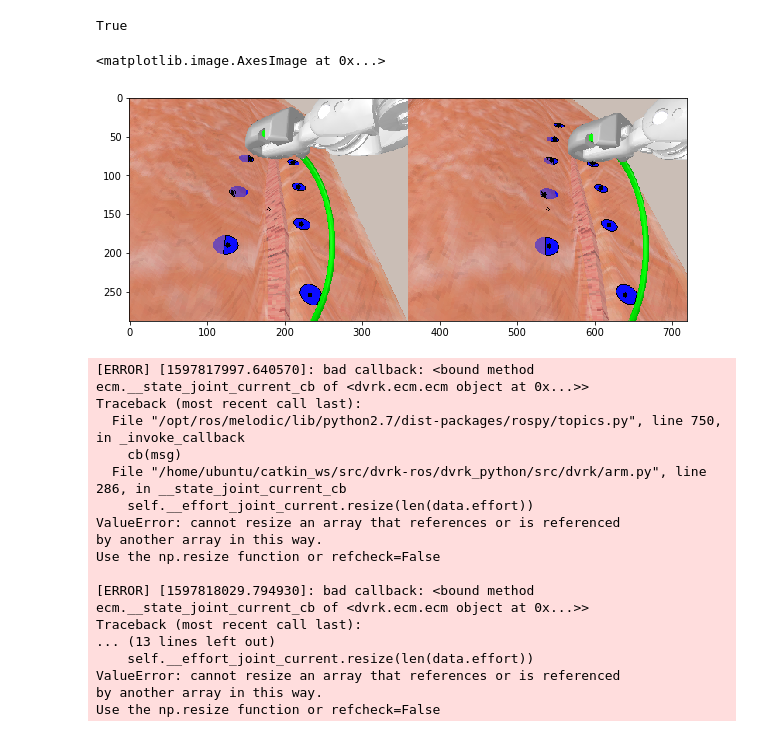
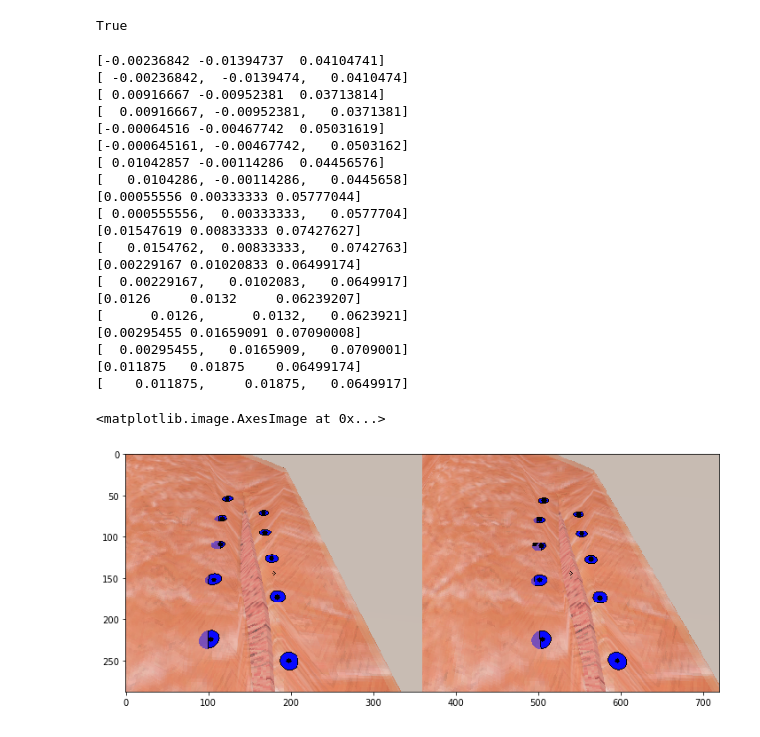
Before and after one commit to liambontkes/dvrk_suturing, a Jupyter notebook: dvrk_suturing_experiments.ipynb, the cells around one changed output. Cells and saved outputs as stored; diff of their text form; code cells hidden in the pictures.

```diff
--- a/dvrk_suturing_experiments.ipynb
+++ b/dvrk_suturing_experiments.ipynb
@@ -117,32 +118,40 @@ ecm.move_joint(ECM_STARTING_JOINT_POS)
 # %% [output]
 True
 # %%
-tf_cam_to_world = utils.tf_to_pykdl_frame(tf_listener.lookupTransform('simcamera', 'simworld', rospy.Time()))
-tf_world_to_psm1 = utils.tf_to_pykdl_frame(tf_listener.lookupTransform('J1_PSM1', 'simworld', rospy.Time()))
+
+
+tf_cam_to_world = utils.tf_to_pykdl_frame(tf_listener.lookupTransform('simworld', 'simcamera', rospy.Time()))
+tf_world_to_psm1 = \
+    utils.PSM_J1_TO_BASE_LINK_TF * utils.tf_to_pykdl_frame(tf_listener.lookupTransform('J1_PSM1', 'simworld', rospy.Time()))
 # %%
 import image_geometry
+utils = None
+import utils
 stereo_model = image_geometry.StereoCameraModel()
 stereo_model.fromCameraInfo(left_camera_info, right_camera_info)
-objects, frame = utils.get_objects_and_img(left_image_msg, right_image_msg, stereo_model, tf_cam_to_world)
-plt.figure(figsize=(10, 5))
+objects, frame = utils.get_points_and_img(left_image_msg, right_image_msg, stereo_model, tf_cam_to_world)
+plt.figure(figsize=(12, 5))
 plt.imshow(frame)
 # %% [output]
-<matplotlib.image.AxesImage at 0x...>
+[-0.00236842 -0.01394737  0.04104741]
+[ -0.00236842,  -0.0139474,   0.0410474]
+[ 0.00916667 -0.00952381  0.03713814]
+[  0.00916667, -0.00952381,   0.0371381]
+[-0.00064516 -0.00467742  0.05031619]
+[-0.000645161, -0.00467742,   0.0503162]
+[ 0.01042857 -0.00114286  0.04456576]
+[   0.0104286, -0.00114286,   0.0445658]
+[0.00055556 0.00333333 0.05777044]
+[ 0.000555556,  0.00333333,   0.0577704]
+[0.01547619 0.00833333 0.07427627]
+[   0.0154762,  0.00833333,   0.0742763]
+[0.00229167 0.01020833 0.06499174]
+[  0.00229167,   0.0102083,   0.0649917]
+[0.0126     0.0132     0.06239207]
+[      0.0126,      0.0132,   0.0623921]
+[0.00295455 0.01659091 0.07090008]
+[  0.00295455,   0.0165909,   0.0709001]
+[0.011875   0.01875    0.06499174]
+[    0.011875,     0.01875,   0.0649917]
+<matplotlib.image.AxesImage at 0x...>
-[figure, old version]
+[figure, new version]
-[ERROR] [1597817997.640570]: bad callback: <bound method ecm.__state_joint_current_cb of <dvrk.ecm.ecm object at 0x...>>
-Traceback (most recent call last):
-  File "/opt/ros/melodic/lib/python2.7/dist-packages/rospy/topics.py", line 750, in _invoke_callback
-    cb(msg)
-  File "/home/ubuntu/catkin_ws/src/dvrk-ros/dvrk_python/src/dvrk/arm.py", line 286, in __state_joint_current_cb
-    self.__effort_joint_current.resize(len(data.effort))
-ValueError: cannot resize an array that references or is referenced
-by another array in this way.
-Use the np.resize function or refcheck=False
-
-[ERROR] [1597818029.794930]: bad callback: <bound method ecm.__state_joint_current_cb of <dvrk.ecm.ecm object at 0x...>>
-Traceback (most recent call last):
-... (13 lines left out)
-    self.__effort_joint_current.resize(len(data.effort))
-ValueError: cannot resize an array that references or is referenced
-by another array in this way.
-Use the np.resize function or refcheck=False
```
Also changed, not shown: parts of 9 cells of this notebook, 2 other files.
